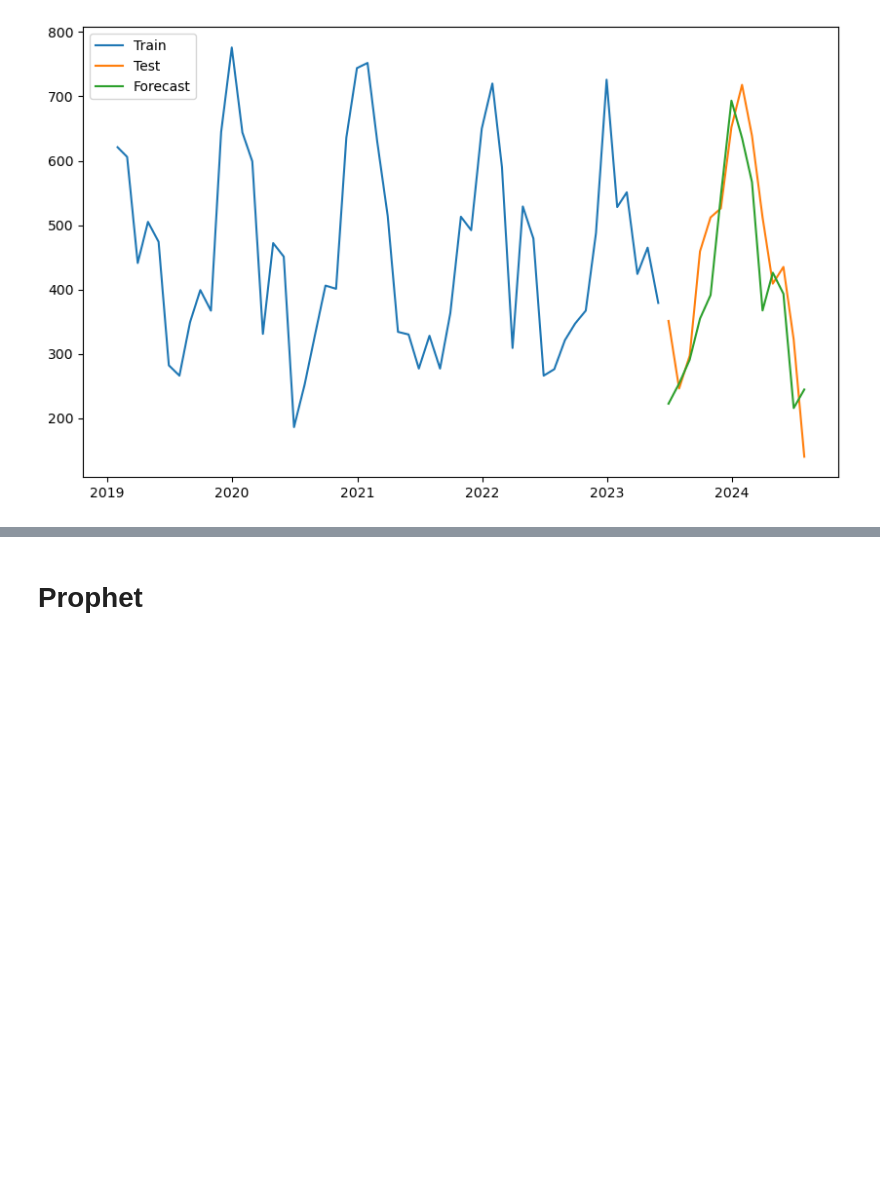
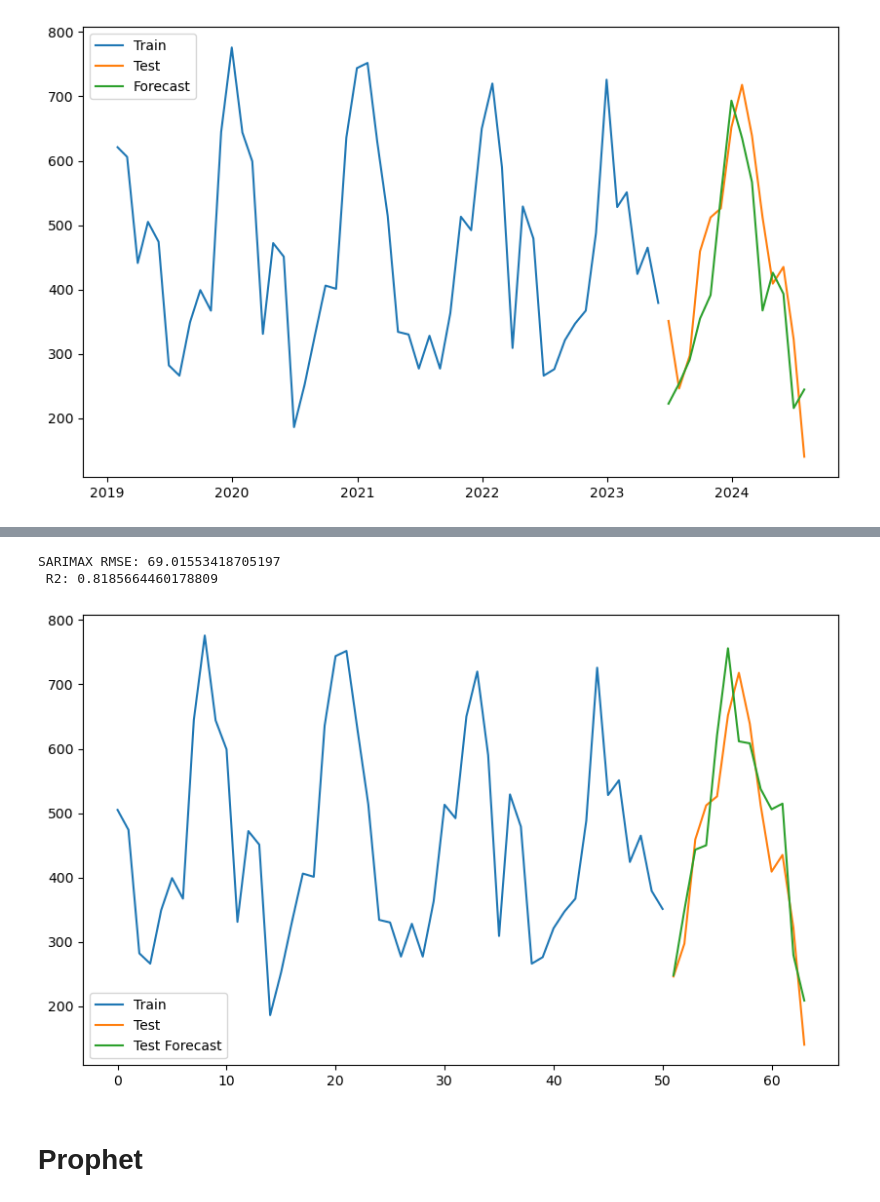
Before and after one commit to Khair1212/inventory_forecasting, a Jupyter notebook: monthly_forecast.ipynb, the cells around one changed output, grey strips where cells are left out. Drawn from its saved outputs; the diff is of its cells as text; code cells hidden in the pictures; blank space fills up the shorter version.

```diff
--- a/monthly_forecast.ipynb
+++ b/monthly_forecast.ipynb
@@ -56,3 +103,41 @@ plt.show()
+# %%
+# Split the data into train and test sets
+train_size = int(len(p_item_data) * 0.8)
+train_data, test_data = p_item_data[:train_size], p_item_data[train_size:]
+# %%
+# Define the exogenous features
+exog_features = ['price', 'day_of_week', 'month', 'year', 'lag_1', 'lag_3', 'rolling_mean_7', 'rolling_std_7']
+# %%
+# Train the model
+model = SARIMAX(train_data['quantity'],
+                order=(1, 1, 1),
+                seasonal_order=(1, 1, 1, 8),
+                exog=train_data[exog_features])
+model_fit = model.fit(disp=False)
+# %%
+# Forecast
+train_forecast = model_fit.forecast(steps=len(train_data), exog=train_data[exog_features])
+test_forecast = model_fit.forecast(steps=len(test_data), exog=test_data[exog_features])
+# %%
+# Evaluate the model
+mse = mean_squared_error(test_data['quantity'], test_forecast)
+r2 = r2_score(test_data['quantity'], test_forecast)
+rmse = np.sqrt(mse)
+print(f'SARIMAX RMSE: {rmse} \n R2: {r2}')
+# %% [output]
+SARIMAX RMSE: 69.01553418705197
+ R2: 0.8185664460178809
+# %%
+# Plot the results
+plt.figure(figsize=(10, 6))
+plt.plot(train_data.index, train_data['quantity'], label='Train')
+plt.plot(test_data.index, test_data['quantity'], label='Test')
+# plt.plot(train_data.index, train_forecast, label='Train Forecast')
+plt.plot(test_data.index, test_forecast, label='Test Forecast')
+plt.legend()
+plt.show()
+# %% [output]
+[figure, added]
 # %% [markdown]
 # Prophet
 # %%
```
Also changed, not shown: parts of 51 cells of this notebook, 6 other files.
